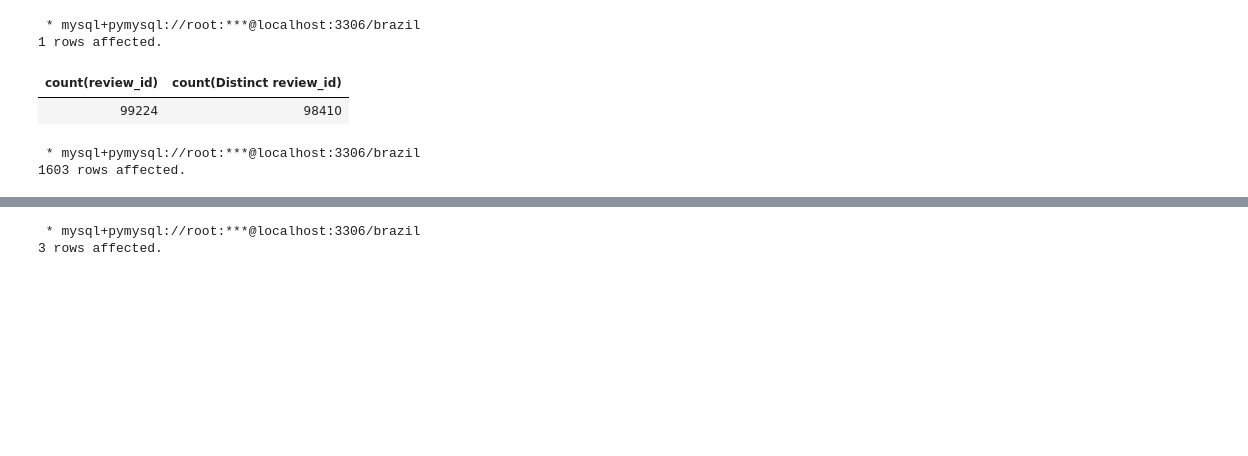
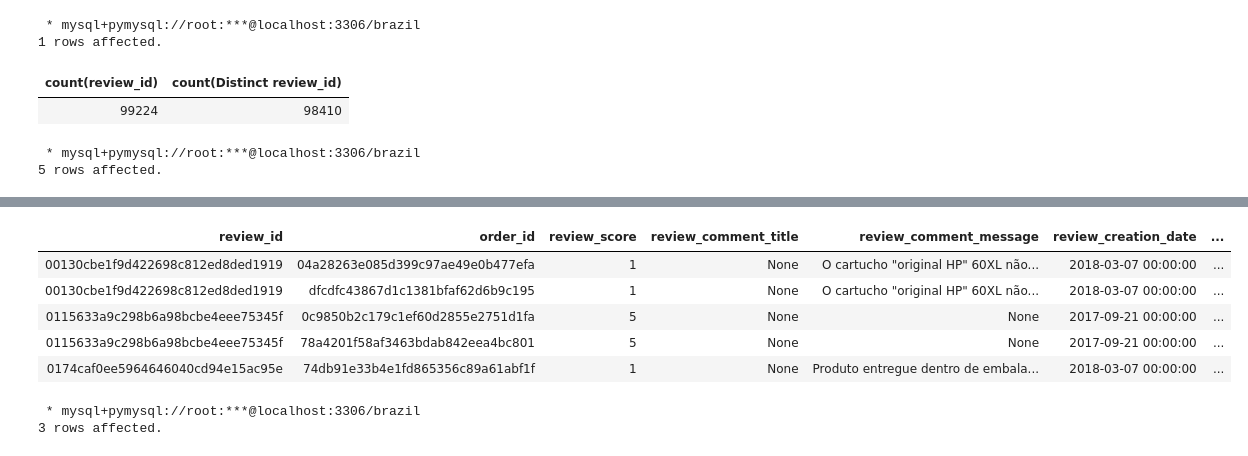
Before and after one commit to mahmoudamintaha/olist_database, a Jupyter notebook: Brazil market.ipynb, the cells around one changed output, grey strips where cells are left out. Drawn from its saved outputs; the diff is of its cells as text; code cells hidden in the pictures; blank space fills up the shorter version.

Commit message:
added limit word for reviews table result

```diff
--- a/Brazil market.ipynb
+++ b/Brazil market.ipynb
@@ -385,7 +385,8 @@ WHERE
                     HAVING COUNT(review_id) > 1
                     )
 ORDER BY
-    review_id;
+    review_id
+LIMIT 5;
 # %% [output]
  * mysql+pymysql://root:***@localhost:3306/brazil
-1603 rows affected.
+5 rows affected.
@@ -409,3 +393,9 @@ ORDER BY
+| review_id | order_id | review_score | review_comment_title | review_comment_message | review_creation_date | ... |
+| 00130cbe1f9d422698c812ed8ded1919 | 04a28263e085d399c97ae49e0b477efa | 1 | None | O cartucho "original HP" 60XL não... | 2018-03-07 00:00:00 | ... |
+| 00130cbe1f9d422698c812ed8ded1919 | dfcdfc43867d1c1381bfaf62d6b9c195 | 1 | None | O cartucho "original HP" 60XL não... | 2018-03-07 00:00:00 | ... |
+| 0115633a9c298b6a98bcbe4eee75345f | 0c9850b2c179c1ef60d2855e2751d1fa | 5 | None | None | 2017-09-21 00:00:00 | ... |
+| 0115633a9c298b6a98bcbe4eee75345f | 78a4201f58af3463bdab842eea4bc801 | 5 | None | None | 2017-09-21 00:00:00 | ... |
+| 0174caf0ee5964646040cd94e15ac95e | 74db91e33b4e1fd865356c89a61abf1f | 1 | None | Produto entregue dentro de embala... | 2018-03-07 00:00:00 | ... |
 # %%
 %%sql
 -- Check for certain values for more investigation
```
Also changed, not shown: parts of 2 cells of this notebook.
